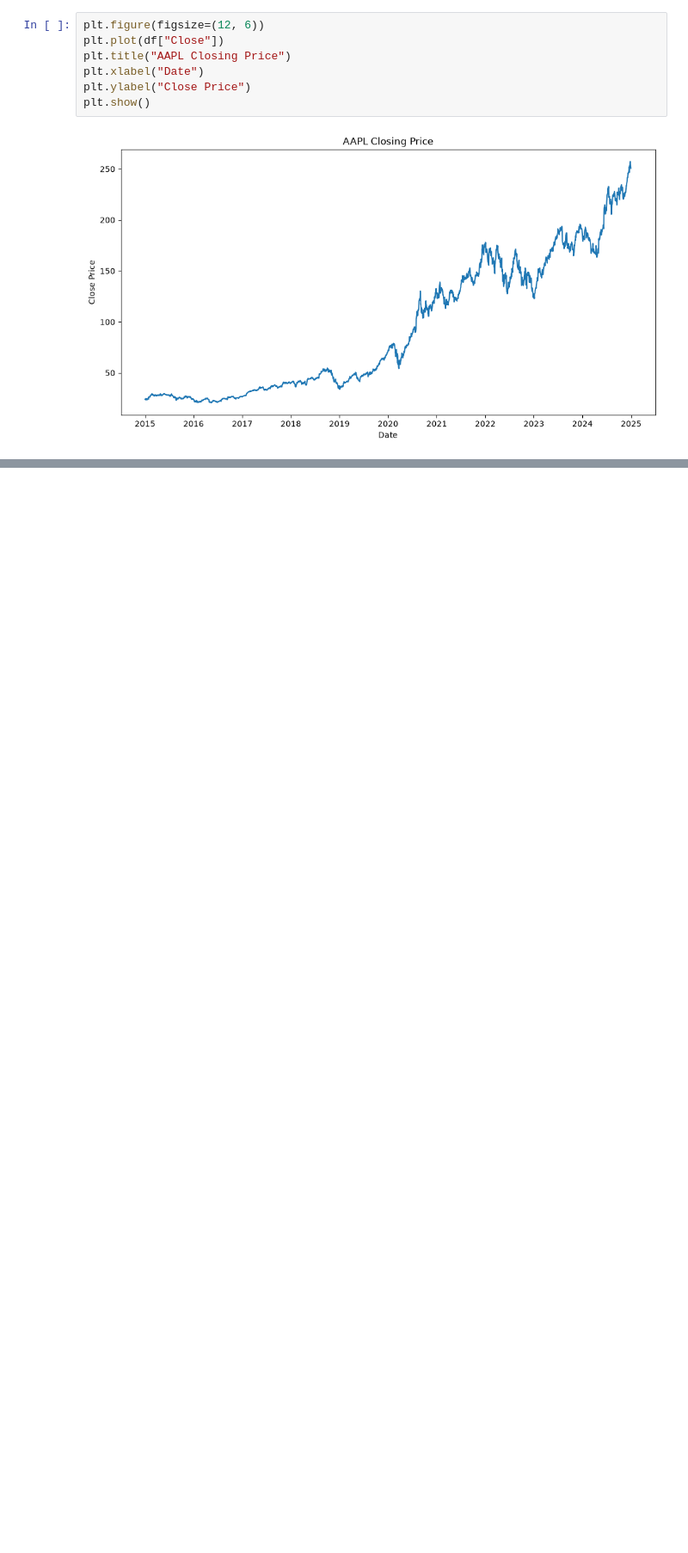
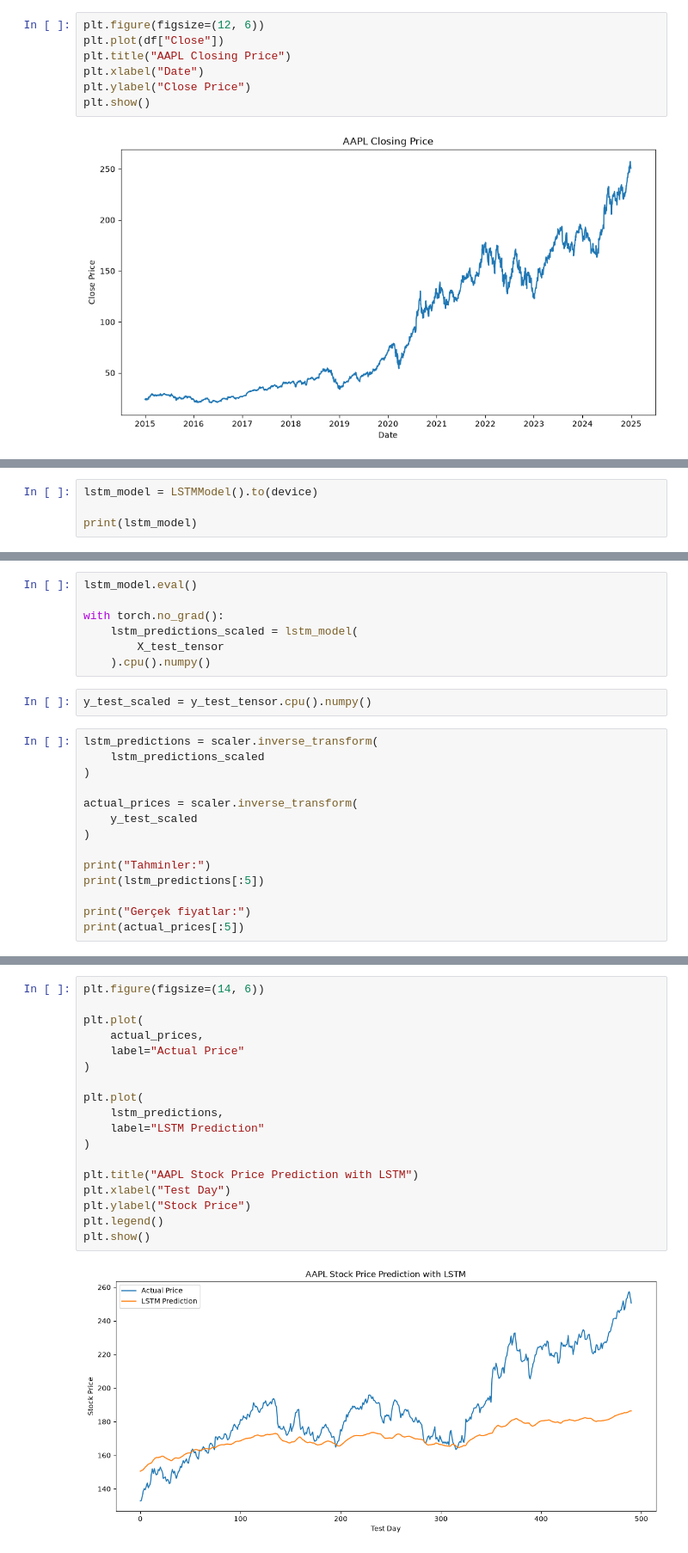
Before and after one commit to metegurkaynak/stock-price-prediction-pytorch, a Jupyter notebook: notebooks/stock_price_prediction.ipynb, the cells around one changed output, grey strips where cells are left out. Shown at 86% size. Saved outputs shown, nothing was run; the diff lists cells and outputs as text; blank space fills up the shorter version.

```diff
--- a/notebooks/stock_price_prediction.ipynb
+++ b/notebooks/stock_price_prediction.ipynb
@@ -53,0 +192,4 @@ plt.show()
+# %%
+lstm_model = LSTMModel().to(device)
+
+print(lstm_model)
@@ -53,0 +277,23 @@ plt.show()
+# %%
+lstm_model.eval()
+
+with torch.no_grad():
+    lstm_predictions_scaled = lstm_model(
+        X_test_tensor
+    ).cpu().numpy()
+# %%
+y_test_scaled = y_test_tensor.cpu().numpy()
+# %%
+lstm_predictions = scaler.inverse_transform(
+    lstm_predictions_scaled
+)
+
+actual_prices = scaler.inverse_transform(
+    y_test_scaled
+)
+
+print("Tahminler:")
+print(lstm_predictions[:5])
+
+print("Gerçek fiyatlar:")
+print(actual_prices[:5])
@@ -53,0 +335,20 @@ plt.show()
+# %%
+plt.figure(figsize=(14, 6))
+
+plt.plot(
+    actual_prices,
+    label="Actual Price"
+)
+
+plt.plot(
+    lstm_predictions,
+    label="LSTM Prediction"
+)
+
+plt.title("AAPL Stock Price Prediction with LSTM")
+plt.xlabel("Test Day")
+plt.ylabel("Stock Price")
+plt.legend()
+plt.show()
+# %% [output]
+[figure, added]
```
Also changed, not shown: parts of 22 cells of this notebook.
